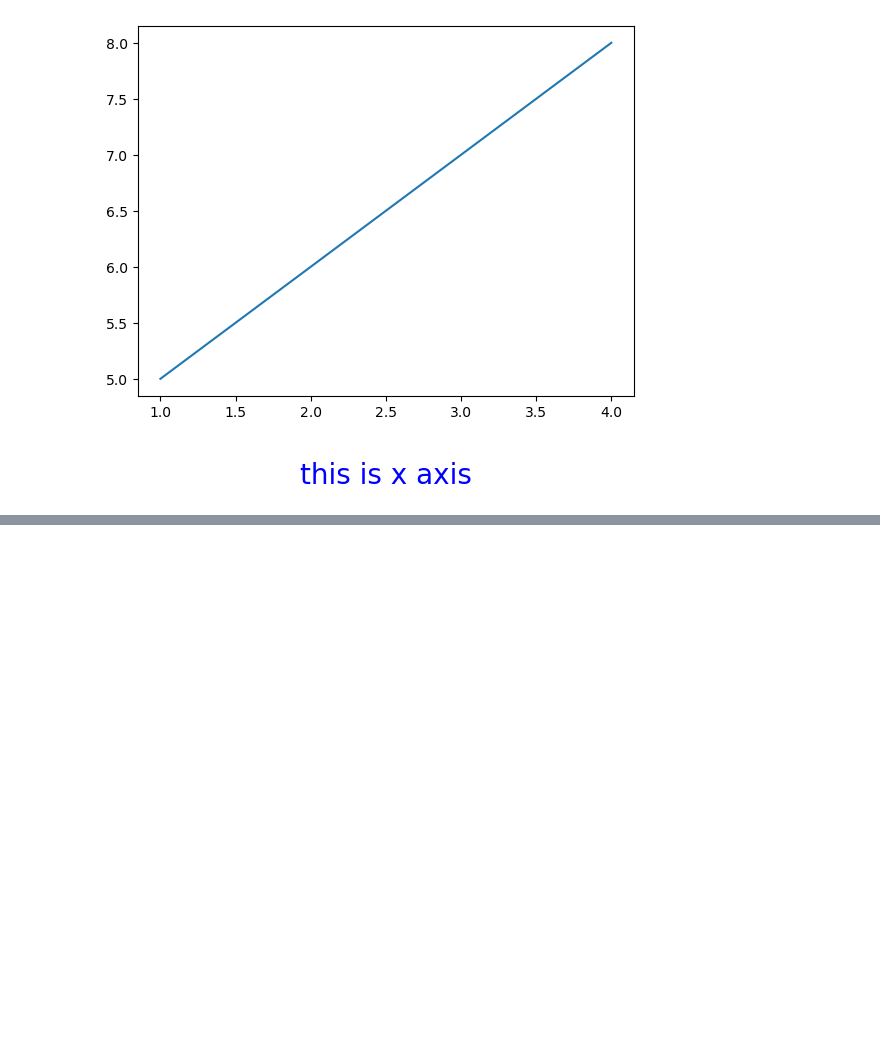
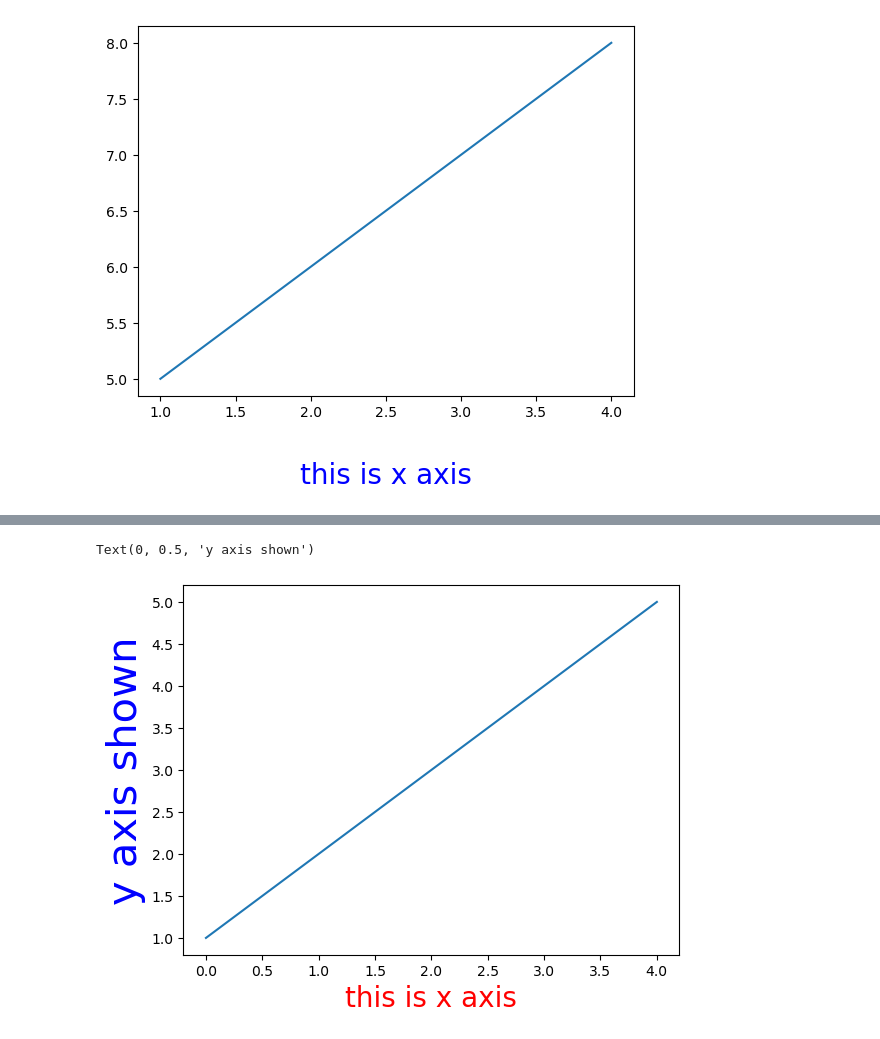
Before and after one commit to JIYAULLAMC/data_science1, a Jupyter notebook: mat_plot_lib1.ipynb, the cells around one changed output, grey strips where cells are left out. Saved outputs shown, nothing was run; the diff lists cells and outputs as text; code cells hidden in the pictures; blank space fills up the shorter version.

```diff
--- a/mat_plot_lib1.ipynb
+++ b/mat_plot_lib1.ipynb
@@ -128,0 +116,7 @@ plt.plot([1,2,3,4,5])
+# %%
+plt.plot([1,2,3,4,5])
+plt.xlabel("this is x axis", size=20, color="red")
+plt.ylabel("y axis shown", {"color": "blue", "size":30})
+# %% [output]
+Text(0, 0.5, 'y axis shown')
+[figure, added]
```
Also changed, not shown: parts of 3 cells of this notebook.
